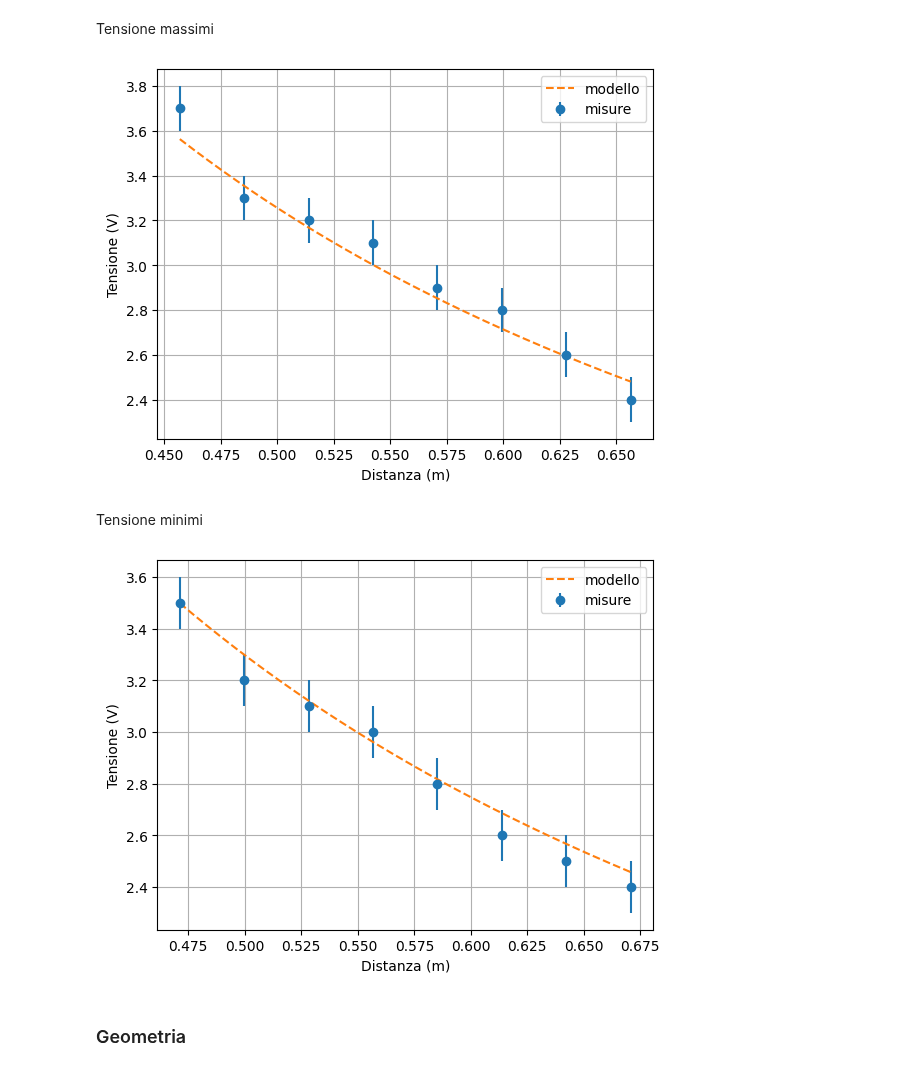
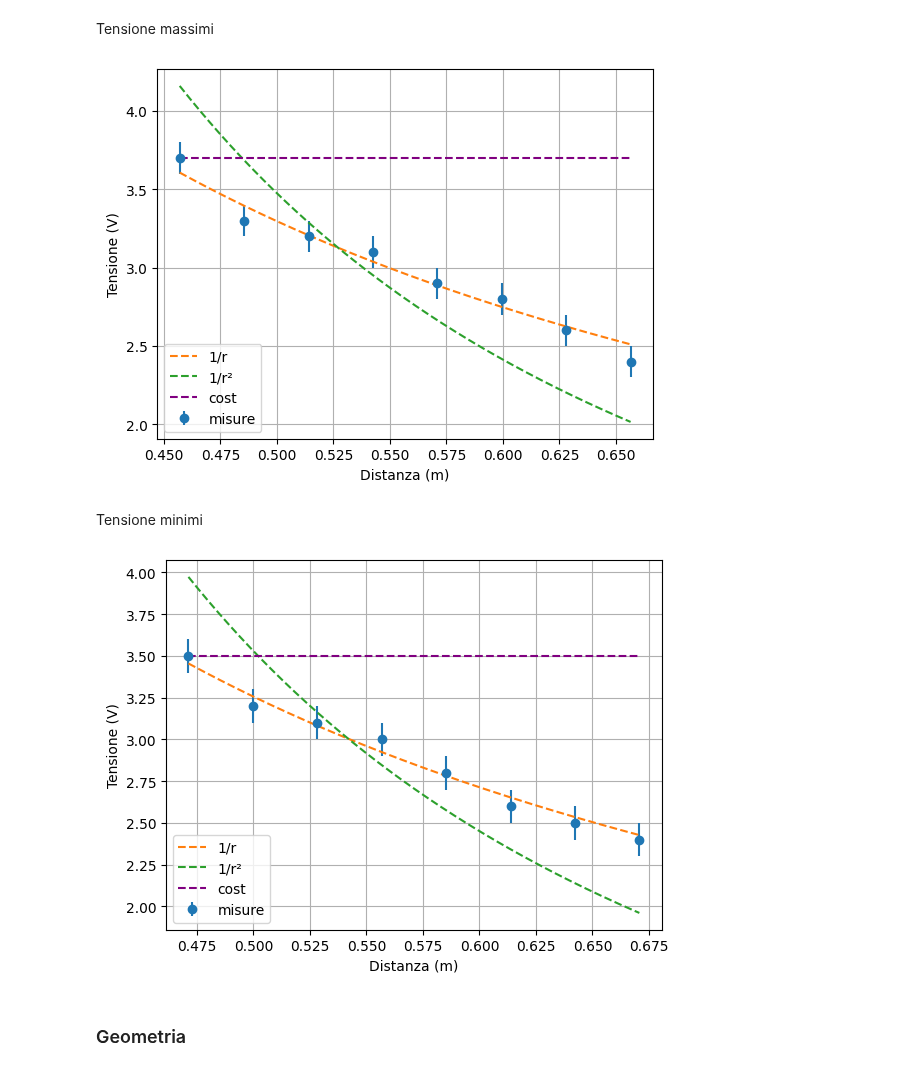
Before and after one commit to ARossiUnimib/Laboratorio-2---Gruppo-21-A.A.-2023-24, a Jupyter notebook: Notebooks/Microonde/Microonde.ipynb, the cells around one changed output. Drawn from its saved outputs; the diff is of its cells as text; code cells hidden in the pictures.

```diff
--- a/Notebooks/Microonde/Microonde.ipynb
+++ b/Notebooks/Microonde/Microonde.ipynb
@@ -225,6 +327,8 @@ m.hesse()
 display(m)
 #m.visualize()
 
+b1 = m.values["a"]
+
 minimi_quadrati = LeastSquares(d_min, M_min, err_M, model)
 
 m = Minuit(minimi_quadrati, a=1)
@@ -234,6 +338,7 @@ m.hesse()
 display(m)
 # m.visualize()
 
+b2 = m.values["a"]
 
 minimi_quadrati = LeastSquares(d_min, V_min, err_V, model)
 
@@ -243,6 +348,7 @@ m.migrad()
 m.hesse()
 display(m)
 
+b3 = m.values["a"]
 
 minimi_quadrati = LeastSquares(d_max, V_max, err_V, model)
 
@@ -251,6 +357,8 @@ m = Minuit(minimi_quadrati, a=1)
 m.migrad()
 m.hesse()
 display(m)
+
+b4 = m.values["a"]
 # %% [output]
 | Migrad |  |
 | FCN = 136.9 (χ²/ndof = 19.6) | Nfcn = 18 |
@@ -337,34 +451,40 @@ ax.set_xlabel("Distanza (m)")
 ax.set_ylabel("Tensione (V)")
 
 x = np.linspace(d_max.min(), d_max.max(), 1000)
-y = a3 / x
+y = a4 / x
+z = b4 / (x**2)
 
 ax.errorbar(d_max,V_max,err_V,fmt='o',label='misure')
-ax.plot(x,y,linestyle='--',label='modello')
+ax.plot(x,y,linestyle='--',label='1/r')
+ax.plot(x,z,linestyle='--',label='1/r²')
+ax.hlines(V_max[-1],x.min(),x.max(),linestyle='--',label='cost',color='purple')
 
 ax.grid()
-ax.legend()
+ax.legend(loc="lower left")
 plt.show()
 # %% [output]
-[figure, old version]
+[figure, new version]
 # %% [markdown]
 Tensione minimi
 # %%
 fig,ax = plt.subplots(1,1)
 ax.set_xlabel("Distanza (m)")
 ax.set_ylabel("Tensione (V)")
 
 x = np.linspace(d_min.min(), d_min.max(), 1000)
-y = a4 / x
+y = a3 / x
+z = b3 / (x**2)
 
 ax.errorbar(d_min,V_min,err_V,fmt='o',label='misure')
-ax.plot(x,y,linestyle='--',label='modello')
+ax.plot(x,y,linestyle='--',label='1/r')
+ax.plot(x,z,linestyle='--',label='1/r²')
+ax.hlines(V_min[-1],x.min(),x.max(),linestyle='--',label='cost',color='purple')
 
 ax.grid()
-ax.legend()
+ax.legend(loc="lower left")
 plt.show()
 # %% [output]
-[figure, old version]
+[figure, new version]
 # %% [markdown]
 ### Geometria
 # %%
```
Also changed, not shown: parts of 12 cells of this notebook.
